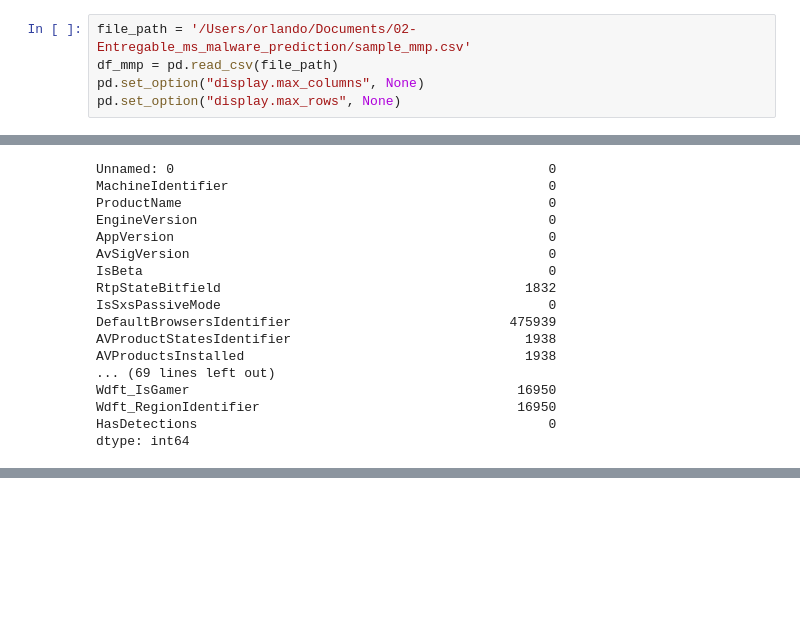
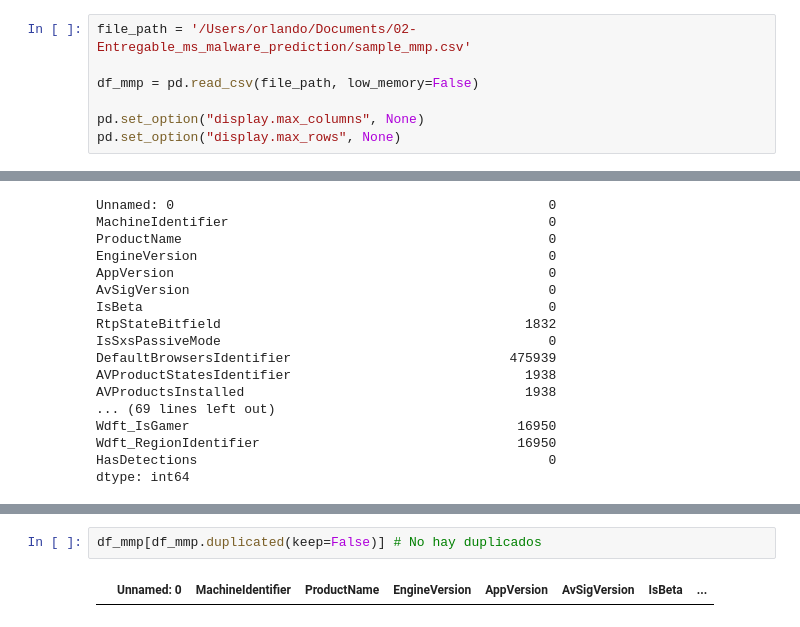
Before and after one commit to Orlan-138/Entregable_MMP, a Jupyter notebook: 0224_SupML_Grupo7.ipynb, the cells around one changed output, grey strips where cells are left out. Saved outputs shown, nothing was run; the diff lists cells and outputs as text; blank space fills up the shorter version.

```diff
--- a/0224_SupML_Grupo7.ipynb
+++ b/0224_SupML_Grupo7.ipynb
@@ -8,5 +21,7 @@ import numpy as np
 # %%
 file_path = '/Users/orlando/Documents/02-Entregable_ms_malware_prediction/sample_mmp.csv'
-df_mmp = pd.read_csv(file_path)
+
+df_mmp = pd.read_csv(file_path, low_memory=False)
+
 pd.set_option("display.max_columns", None)
 pd.set_option("display.max_rows", None)
@@ -79,3 +84,7 @@ df_mmp.describe().T
 | Wdft_IsGamer | 483050.0 | 2.840596e-01 | 4.509658e-01 | 0.0 | 0.00 | 0.0 | 1.000000e+00 | 1.000000e+00 |
 | Wdft_RegionIdentifier | 483050.0 | 7.888577e+00 | 4.551764e+00 | 1.0 | 3.00 | 10.0 | 1.100000e+01 | 1.500000e+01 |
 | HasDetections | 500000.0 | 4.999060e-01 | 5.000005e-01 | 0.0 | 0.00 | 0.0 | 1.000000e+00 | 1.000000e+00 |
+# %%
+df_mmp[df_mmp.duplicated(keep=False)] # No hay duplicados
+# %% [output]
+|  | Unnamed: 0 | MachineIdentifier | ProductName | EngineVersion | AppVersion | AvSigVersion | IsBeta | ... |
```
Also changed, not shown: parts of 9 cells of this notebook, 1 other file.
